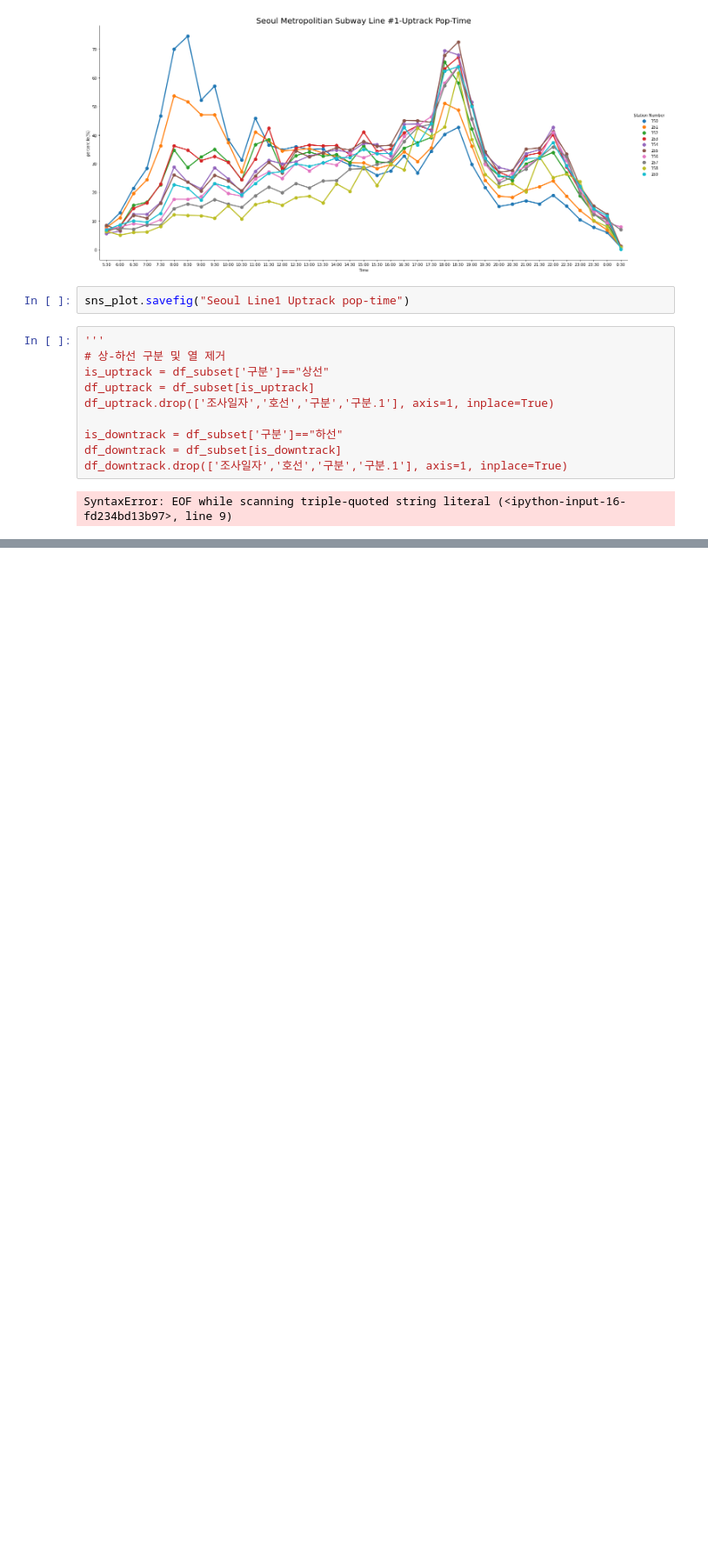
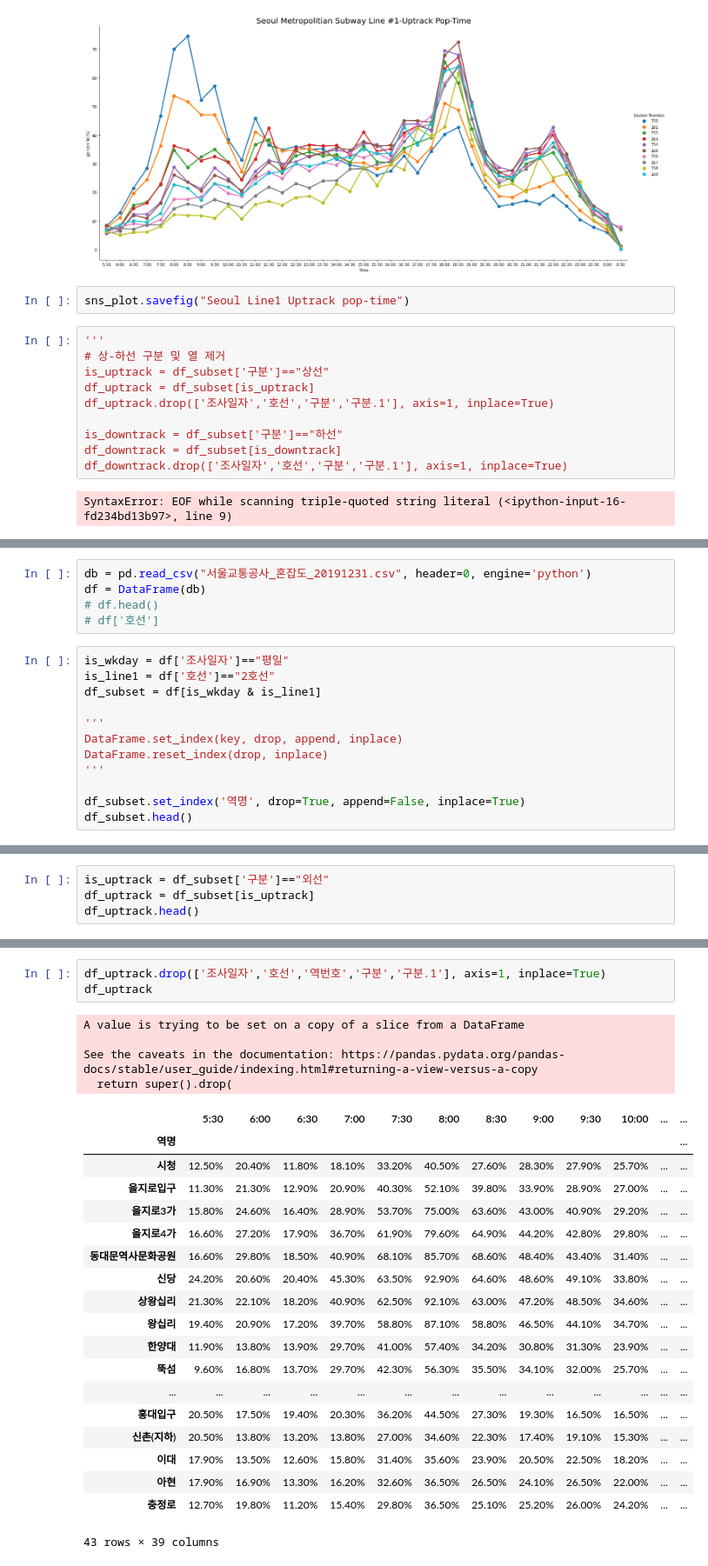
Before and after one commit to simhc0714/AI_basic_course, a Jupyter notebook: Part 02 python library/201007_분석실습(지하철혼잡도).ipynb, the cells around one changed output, grey strips where cells are left out. Shown at 87% size. Cells and saved outputs as stored; diff of their text form; blank space fills up the shorter version.

```diff
--- a/Part 02 python library/201007_분석실습(지하철혼잡도).ipynb
+++ b/Part 02 python library/201007_분석실습(지하철혼잡도).ipynb
@@ -171,0 +179,17 @@ SyntaxError: EOF while scanning triple-quoted string literal (<ipython-input-16-
+# %%
+db = pd.read_csv("서울교통공사_혼잡도_20191231.csv", header=0, engine='python')
+df = DataFrame(db)
+# df.head()
+# df['호선']
+# %%
+is_wkday = df['조사일자']=="평일"
+is_line1 = df['호선']=="2호선"
+df_subset = df[is_wkday & is_line1]
+
+'''
+DataFrame.set_index(key, drop, append, inplace)
+DataFrame.reset_index(drop, inplace)
+'''
+
+df_subset.set_index('역명', drop=True, append=False, inplace=True)
+df_subset.head()
@@ -171,0 +205,4 @@ SyntaxError: EOF while scanning triple-quoted string literal (<ipython-input-16-
+# %%
+is_uptrack = df_subset['구분']=="외선"
+df_uptrack = df_subset[is_uptrack]
+df_uptrack.head()
@@ -171,0 +218,27 @@ SyntaxError: EOF while scanning triple-quoted string literal (<ipython-input-16-
+# %%
+df_uptrack.drop(['조사일자','호선','역번호','구분','구분.1'], axis=1, inplace=True)
+df_uptrack
+# %% [output]
+A value is trying to be set on a copy of a slice from a DataFrame
+
+See the caveats in the documentation: https://pandas.pydata.org/pandas-docs/stable/user_guide/indexing.html#returning-a-view-versus-a-copy
+  return super().drop(
+|  | 5:30 | 6:00 | 6:30 | 7:00 | 7:30 | 8:00 | 8:30 | 9:00 | 9:30 | 10:00 | ... | ... |
+| 역명 |  |  |  |  |  |  |  |  |  |  |  | ... |
+| 시청 | 12.50% | 20.40% | 11.80% | 18.10% | 33.20% | 40.50% | 27.60% | 28.30% | 27.90% | 25.70% | ... | ... |
+| 을지로입구 | 11.30% | 21.30% | 12.90% | 20.90% | 40.30% | 52.10% | 39.80% | 33.90% | 28.90% | 27.00% | ... | ... |
+| 을지로3가 | 15.80% | 24.60% | 16.40% | 28.90% | 53.70% | 75.00% | 63.60% | 43.00% | 40.90% | 29.20% | ... | ... |
+| 을지로4가 | 16.60% | 27.20% | 17.90% | 36.70% | 61.90% | 79.60% | 64.90% | 44.20% | 42.80% | 29.80% | ... | ... |
+| 동대문역사문화공원 | 16.60% | 29.80% | 18.50% | 40.90% | 68.10% | 85.70% | 68.60% | 48.40% | 43.40% | 31.40% | ... | ... |
+| 신당 | 24.20% | 20.60% | 20.40% | 45.30% | 63.50% | 92.90% | 64.60% | 48.60% | 49.10% | 33.80% | ... | ... |
+| 상왕십리 | 21.30% | 22.10% | 18.20% | 40.90% | 62.50% | 92.10% | 63.00% | 47.20% | 48.50% | 34.60% | ... | ... |
+| 왕십리 | 19.40% | 20.90% | 17.20% | 39.70% | 58.80% | 87.10% | 58.80% | 46.50% | 44.10% | 34.70% | ... | ... |
+| 한양대 | 11.90% | 13.80% | 13.90% | 29.70% | 41.00% | 57.40% | 34.20% | 30.80% | 31.30% | 23.90% | ... | ... |
+| 뚝섬 | 9.60% | 16.80% | 13.70% | 29.70% | 42.30% | 56.30% | 35.50% | 34.10% | 32.00% | 25.70% | ... | ... |
+| ... | ... | ... | ... | ... | ... | ... | ... | ... | ... | ... | ... | ... |
+| 홍대입구 | 20.50% | 17.50% | 19.40% | 20.30% | 36.20% | 44.50% | 27.30% | 19.30% | 16.50% | 16.50% | ... | ... |
+| 신촌(지하) | 20.50% | 13.80% | 13.20% | 13.80% | 27.00% | 34.60% | 22.30% | 17.40% | 19.10% | 15.30% | ... | ... |
+| 이대 | 17.90% | 13.50% | 12.60% | 15.80% | 31.40% | 35.60% | 23.90% | 20.50% | 22.50% | 18.20% | ... | ... |
+| 아현 | 17.90% | 16.90% | 13.30% | 16.20% | 32.60% | 36.50% | 26.50% | 24.10% | 26.50% | 22.00% | ... | ... |
+| 충정로 | 12.70% | 19.80% | 11.20% | 15.40% | 29.80% | 36.50% | 25.10% | 25.20% | 26.00% | 24.20% | ... | ... |
+43 rows × 39 columns
```
Also changed, not shown: parts of 9 cells of this notebook, 16 other files.
